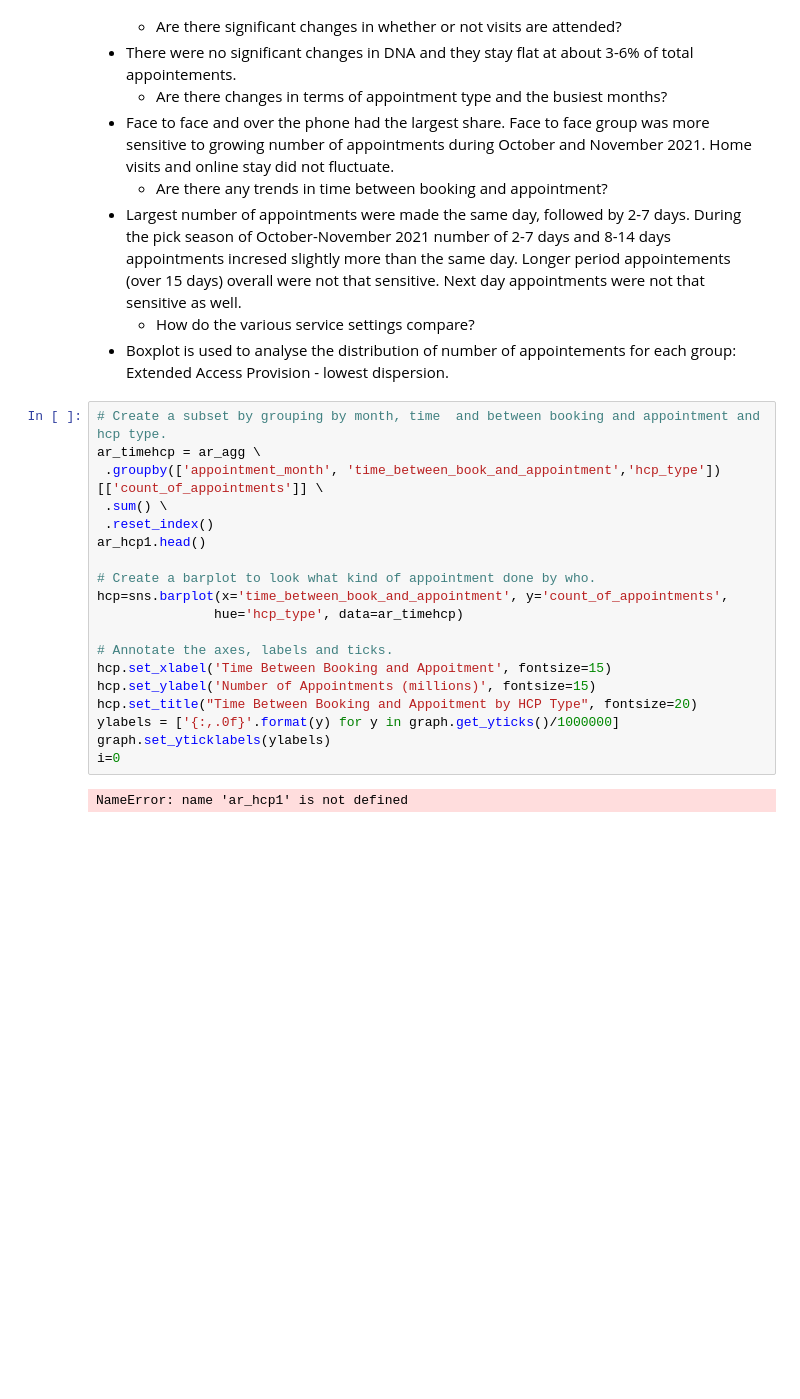
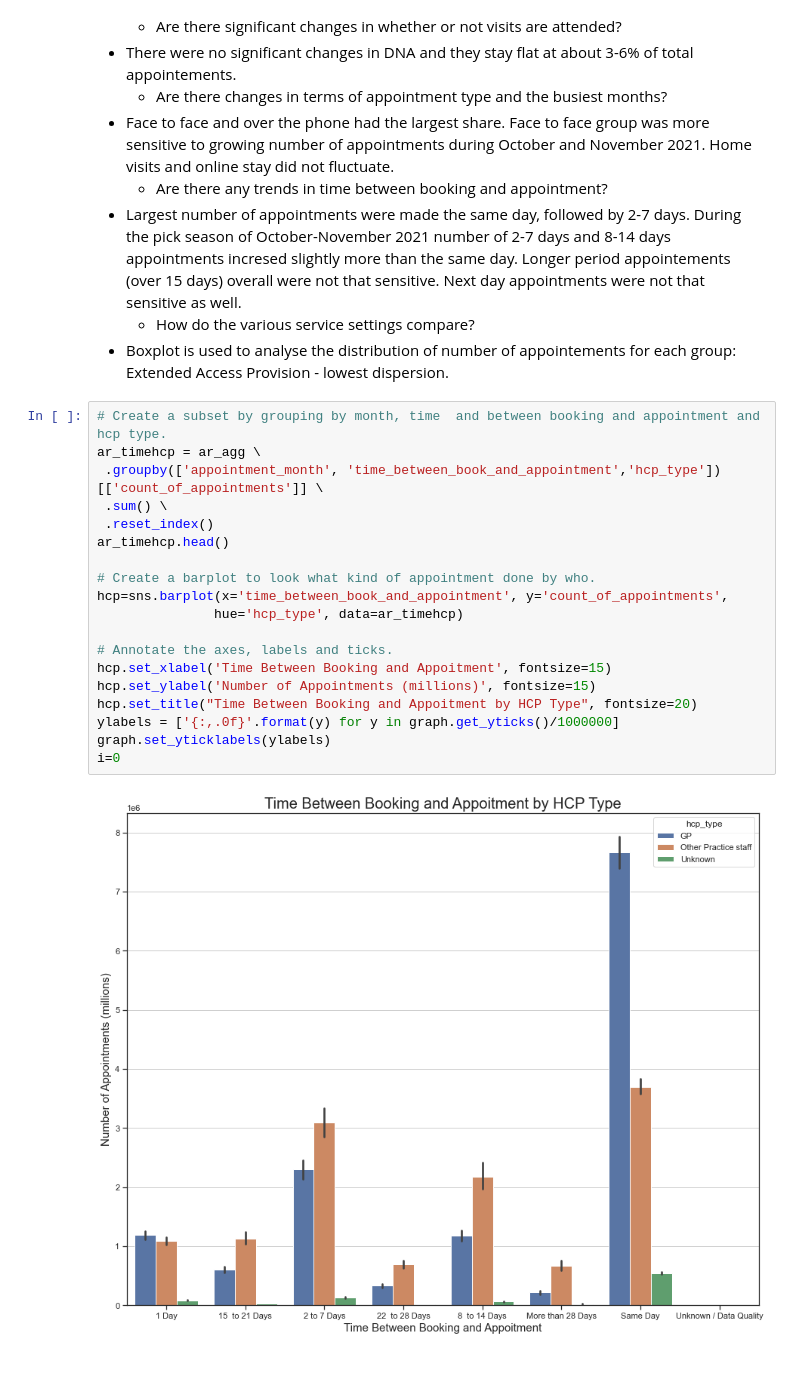
Before and after one commit to irina2621/LSE_DA_NHS_analysis, a Jupyter notebook: Popkova_Irina_DA201_Assignment_Notebook.ipynb, the cells around one changed output. Cells and saved outputs as stored; diff of their text form; blank space fills up the shorter version.

```diff
--- a/Popkova_Irina_DA201_Assignment_Notebook.ipynb
+++ b/Popkova_Irina_DA201_Assignment_Notebook.ipynb
@@ -1488,24 +1488,24 @@ i=0
 # %%
 # Create a subset by grouping by month, time  and between booking and appointment and hcp type.
 ar_timehcp = ar_agg \
  .groupby(['appointment_month', 'time_between_book_and_appointment','hcp_type'])[['count_of_appointments']] \
  .sum() \
  .reset_index()
-ar_hcp1.head()
+ar_timehcp.head()
 
 # Create a barplot to look what kind of appointment done by who.
 hcp=sns.barplot(x='time_between_book_and_appointment', y='count_of_appointments',
                hue='hcp_type', data=ar_timehcp)
 
 # Annotate the axes, labels and ticks.
 hcp.set_xlabel('Time Between Booking and Appoitment', fontsize=15)
 hcp.set_ylabel('Number of Appointments (millions)', fontsize=15)
 hcp.set_title("Time Between Booking and Appoitment by HCP Type", fontsize=20)
 ylabels = ['{:,.0f}'.format(y) for y in graph.get_yticks()/1000000]
 graph.set_yticklabels(ylabels)
 i=0
 # %% [output]
-NameError: name 'ar_hcp1' is not defined
+[figure, added]
 # %% [markdown]
 #
 # %% [markdown]
```
Also changed, not shown: parts of 5 cells of this notebook.
